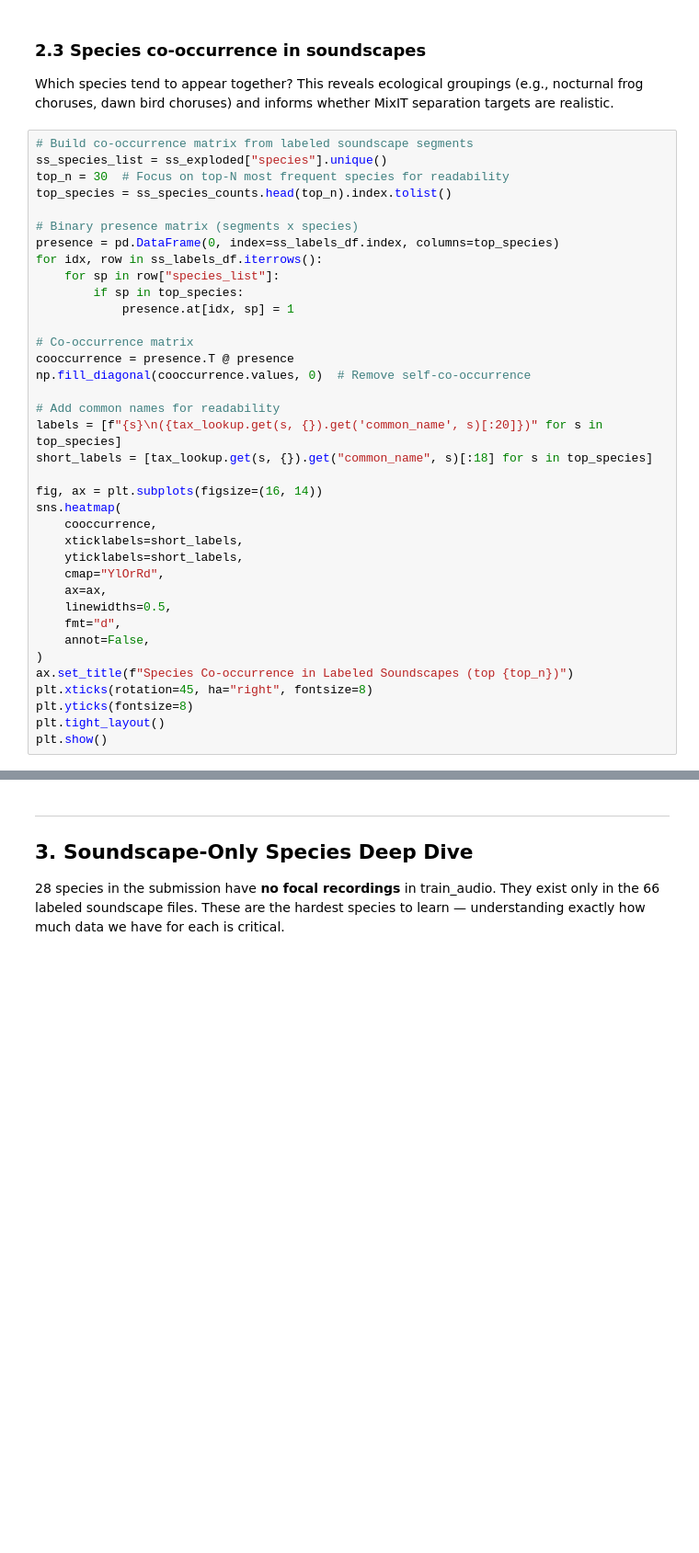
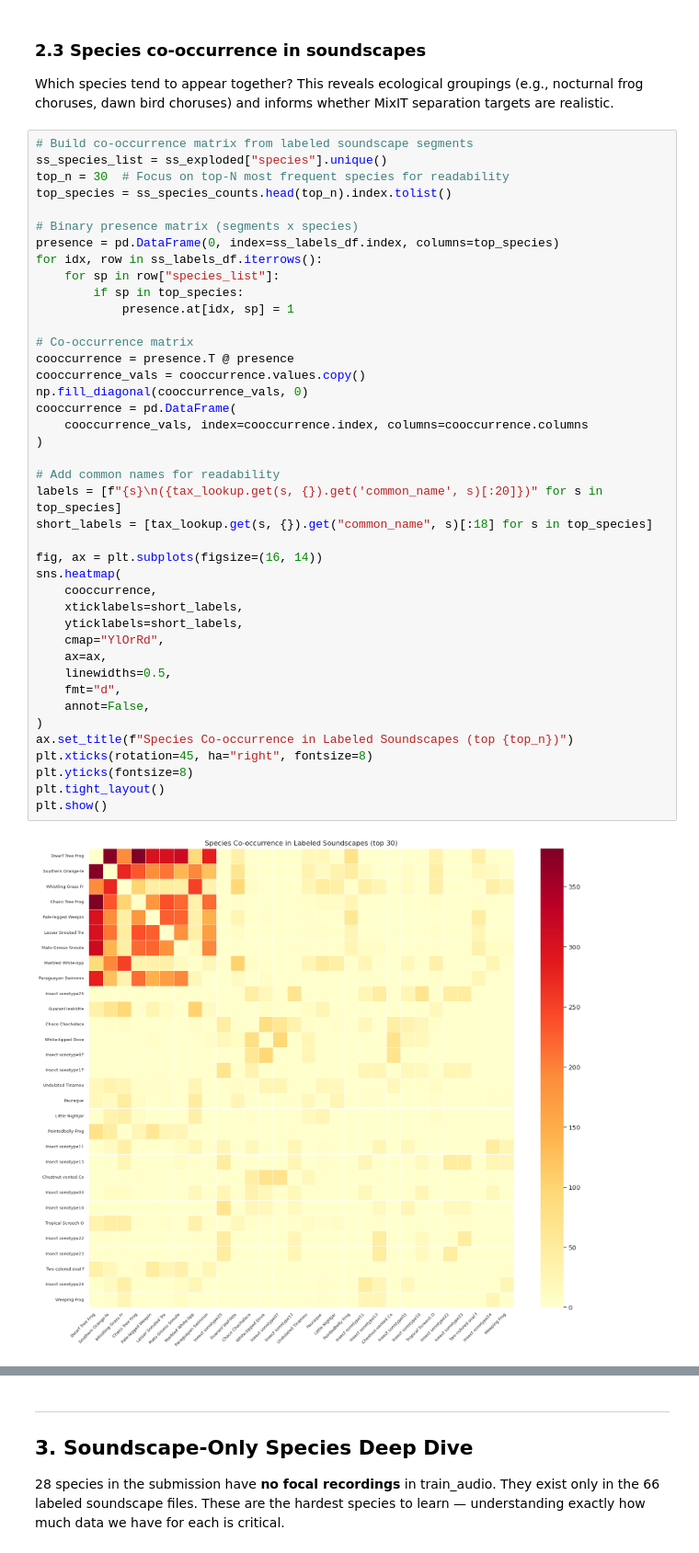
Before and after one commit to dsgt-arc/birdclef-2026, a Jupyter notebook: user/murilo/notebooks/003-birdclef2026-eda.ipynb, the cells around one changed output, grey strips where cells are left out. Shown at 92% size. Cells and saved outputs as stored; diff of their text form; blank space fills up the shorter version.

Commit message:
Fix read-only array error in EDA notebook co-occurrence matrix
Copy the numpy array before calling fill_diagonal to avoid
ValueError on the read-only view from DataFrame.values.

```diff
--- a/user/murilo/notebooks/003-birdclef2026-eda.ipynb
+++ b/user/murilo/notebooks/003-birdclef2026-eda.ipynb
@@ -278,34 +357,40 @@ top_species = ss_species_counts.head(top_n).index.tolist()
 # Binary presence matrix (segments x species)
 presence = pd.DataFrame(0, index=ss_labels_df.index, columns=top_species)
 for idx, row in ss_labels_df.iterrows():
     for sp in row["species_list"]:
         if sp in top_species:
             presence.at[idx, sp] = 1
 
 # Co-occurrence matrix
 cooccurrence = presence.T @ presence
-np.fill_diagonal(cooccurrence.values, 0)  # Remove self-co-occurrence
+cooccurrence_vals = cooccurrence.values.copy()
+np.fill_diagonal(cooccurrence_vals, 0)
+cooccurrence = pd.DataFrame(
+    cooccurrence_vals, index=cooccurrence.index, columns=cooccurrence.columns
+)
 
 # Add common names for readability
 labels = [f"{s}\n({tax_lookup.get(s, {}).get('common_name', s)[:20]})" for s in top_species]
 short_labels = [tax_lookup.get(s, {}).get("common_name", s)[:18] for s in top_species]
 
 fig, ax = plt.subplots(figsize=(16, 14))
 sns.heatmap(
     cooccurrence,
     xticklabels=short_labels,
     yticklabels=short_labels,
     cmap="YlOrRd",
     ax=ax,
     linewidths=0.5,
     fmt="d",
     annot=False,
 )
 ax.set_title(f"Species Co-occurrence in Labeled Soundscapes (top {top_n})")
 plt.xticks(rotation=45, ha="right", fontsize=8)
 plt.yticks(fontsize=8)
 plt.tight_layout()
 plt.show()
+# %% [output]
+[figure, added]
 # %%
 # Top co-occurring pairs
 pairs = []
```
Also changed, not shown: parts of 13 cells of this notebook.
